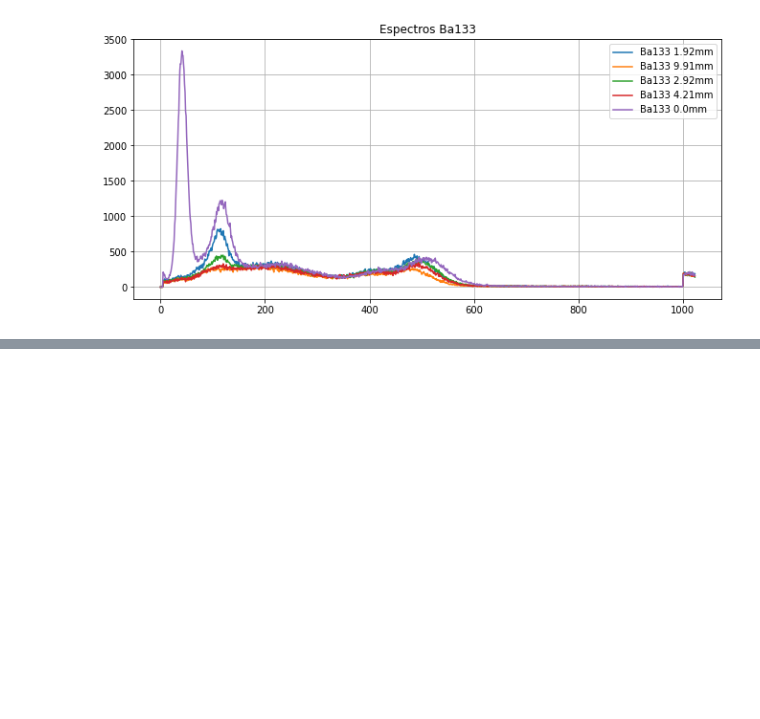
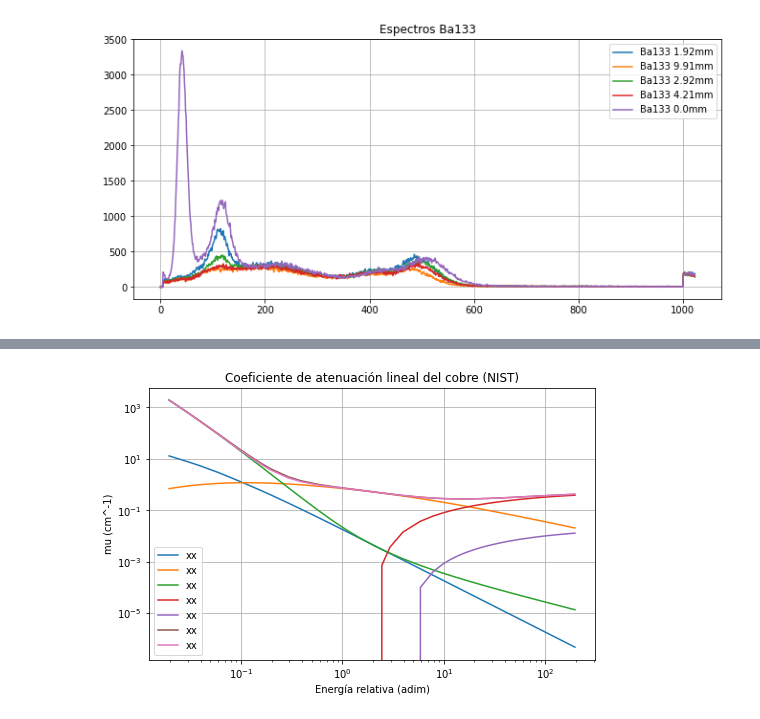
Before and after one commit to expe-cuanticos-2/Analisis_2021, a Jupyter notebook: GrupoB/01_Gamma/tp1_gamma_cui.ipynb, the cells around one changed output, grey strips where cells are left out. Drawn from its saved outputs; the diff is of its cells as text; code cells hidden in the pictures; blank space fills up the shorter version.

```diff
--- a/GrupoB/01_Gamma/tp1_gamma_cui.ipynb
+++ b/GrupoB/01_Gamma/tp1_gamma_cui.ipynb
@@ -327,3 +349,37 @@ def SE_suma_func(C,k,func):
+# %%
+# grafico la curva de mu experimental sacada del NIST. https://physics.nist.gov/cgi-bin/Xcom/xcom3_1
+
+nist_datafile = open('nist_mu_exp_data', "r")
+nist_k = []                 # energía adimensionalizada
+nist_coh_scat = []          # coherent scattering
+nist_incoh_scat = []        # incoherent scattering
+nist_foto = []              # efecto fotoeléctrico
+nist_par_nuc_field = []     # producción de pares en el campo nuclear
+nist_par_elec_field = []    # producción de pares en el campo electrónico
+nist_mu_coh = []            # atenuación total con dispersión coherente
+nist_mu_incoh = []          # atenuación total sin dispersión coherente
+
+nist_data = [nist_k, nist_coh_scat, nist_incoh_scat, nist_foto, nist_par_nuc_field, nist_par_elec_field, nist_mu_coh, nist_mu_incoh]
+
+for line in nist_datafile:
+    nums = line.split(" ")
+    nist_data[0].append(float(nums[0])*1000/mc2)
+    for i in range(len(nums)-1):
+        nist_data[i+1].append(float(nums[i+1])*rho_cobre)
+
+fig = plt.figure(figsize=(8,5))
+for i in range(len(nist_data)-1):
+    plt.plot(nist_data[0], nist_data[i+1], label='xx')
+plt.xlabel("Energía relativa (adim)")
+plt.ylabel("mu (cm^-1)")
+plt.title(r"Coeficiente de atenuación lineal del cobre (NIST)")
+plt.grid()
+plt.xscale('log')
+plt.yscale('log')
+plt.legend()
+plt.show()
+# %% [output]
+[figure, added]
 # %%
 # ajuste
 
```
Also changed, not shown: parts of 8 cells of this notebook, 1 other file.
